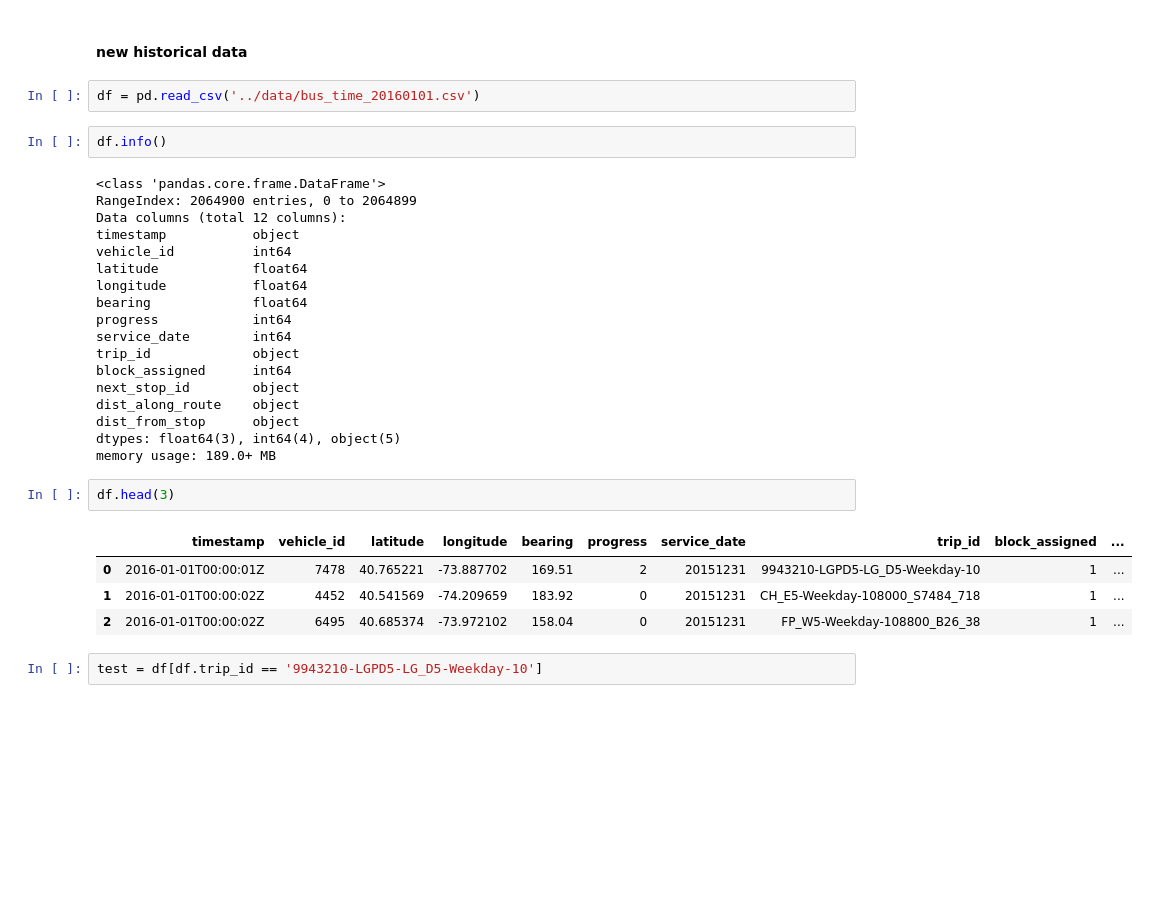
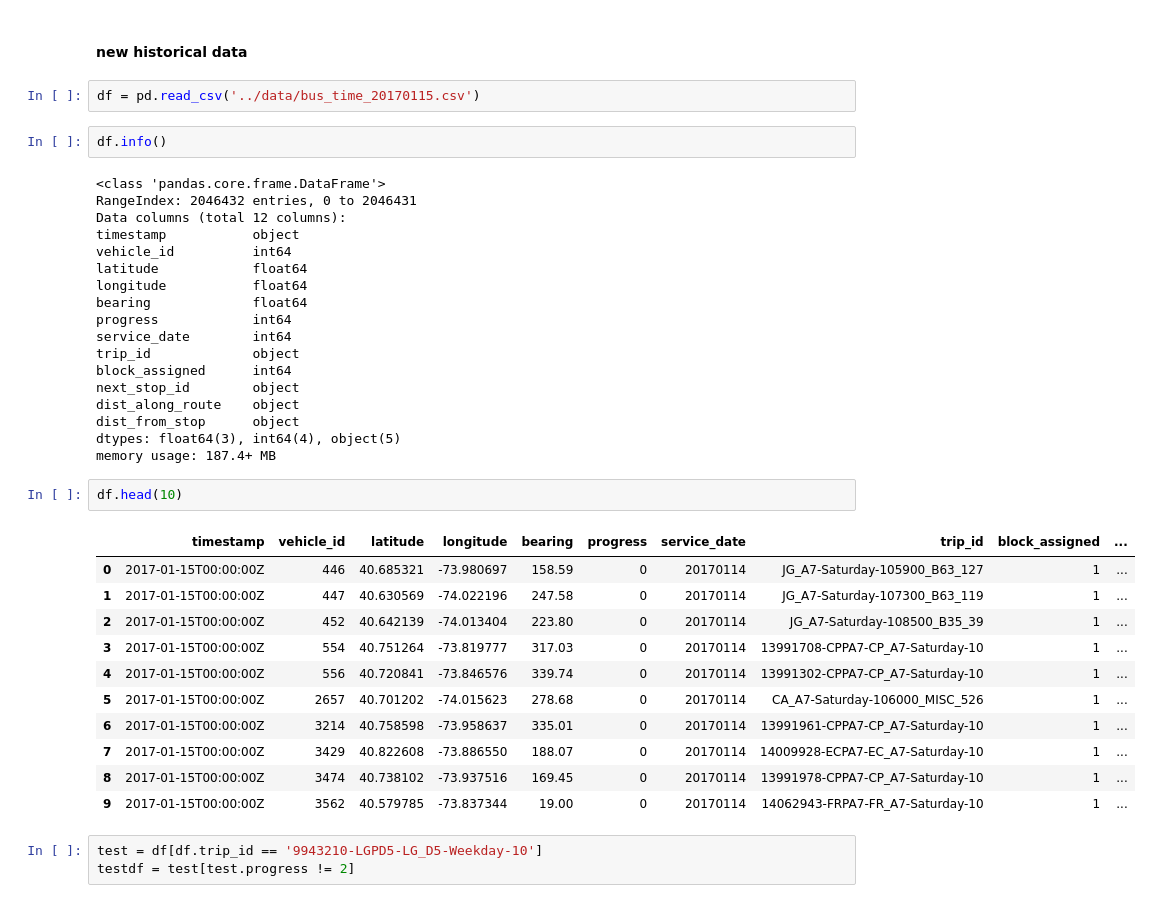
Before and after one commit to JoshuaW1990/bus_arrival_prediction, a Jupyter notebook: code/project_data_prep.ipynb, the cells around one changed output. Saved outputs shown, nothing was run; the diff lists cells and outputs as text; blank space fills up the shorter version.

Commit message:
start to analyze the data

```diff
--- a/code/project_data_prep.ipynb
+++ b/code/project_data_prep.ipynb
@@ -101,12 +101,12 @@ The address of the data source:
 # %% [markdown]
 #### new historical data
 # %%
-df = pd.read_csv('../data/bus_time_20160101.csv')
+df = pd.read_csv('../data/bus_time_20170115.csv')
 # %%
 df.info()
 # %% [output]
 <class 'pandas.core.frame.DataFrame'>
-RangeIndex: 2064900 entries, 0 to 2064899
+RangeIndex: 2046432 entries, 0 to 2046431
 Data columns (total 12 columns):
 timestamp           object
 vehicle_id          int64
@@ -121,13 +121,21 @@ next_stop_id        object
 dist_along_route    object
 dist_from_stop      object
 dtypes: float64(3), int64(4), object(5)
-memory usage: 189.0+ MB
+memory usage: 187.4+ MB
 # %%
-df.head(3)
+df.head(10)
 # %% [output]
 |  | timestamp | vehicle_id | latitude | longitude | bearing | progress | service_date | trip_id | block_assigned | ... |
-| 0 | 2016-01-01T00:00:01Z | 7478 | 40.765221 | -73.887702 | 169.51 | 2 | 20151231 | 9943210-LGPD5-LG_D5-Weekday-10 | 1 | ... |
-| 1 | 2016-01-01T00:00:02Z | 4452 | 40.541569 | -74.209659 | 183.92 | 0 | 20151231 | CH_E5-Weekday-108000_S7484_718 | 1 | ... |
-| 2 | 2016-01-01T00:00:02Z | 6495 | 40.685374 | -73.972102 | 158.04 | 0 | 20151231 | FP_W5-Weekday-108800_B26_38 | 1 | ... |
+| 0 | 2017-01-15T00:00:00Z | 446 | 40.685321 | -73.980697 | 158.59 | 0 | 20170114 | JG_A7-Saturday-105900_B63_127 | 1 | ... |
+| 1 | 2017-01-15T00:00:00Z | 447 | 40.630569 | -74.022196 | 247.58 | 0 | 20170114 | JG_A7-Saturday-107300_B63_119 | 1 | ... |
+| 2 | 2017-01-15T00:00:00Z | 452 | 40.642139 | -74.013404 | 223.80 | 0 | 20170114 | JG_A7-Saturday-108500_B35_39 | 1 | ... |
+| 3 | 2017-01-15T00:00:00Z | 554 | 40.751264 | -73.819777 | 317.03 | 0 | 20170114 | 13991708-CPPA7-CP_A7-Saturday-10 | 1 | ... |
+| 4 | 2017-01-15T00:00:00Z | 556 | 40.720841 | -73.846576 | 339.74 | 0 | 20170114 | 13991302-CPPA7-CP_A7-Saturday-10 | 1 | ... |
+| 5 | 2017-01-15T00:00:00Z | 2657 | 40.701202 | -74.015623 | 278.68 | 0 | 20170114 | CA_A7-Saturday-106000_MISC_526 | 1 | ... |
+| 6 | 2017-01-15T00:00:00Z | 3214 | 40.758598 | -73.958637 | 335.01 | 0 | 20170114 | 13991961-CPPA7-CP_A7-Saturday-10 | 1 | ... |
+| 7 | 2017-01-15T00:00:00Z | 3429 | 40.822608 | -73.886550 | 188.07 | 0 | 20170114 | 14009928-ECPA7-EC_A7-Saturday-10 | 1 | ... |
+| 8 | 2017-01-15T00:00:00Z | 3474 | 40.738102 | -73.937516 | 169.45 | 0 | 20170114 | 13991978-CPPA7-CP_A7-Saturday-10 | 1 | ... |
+| 9 | 2017-01-15T00:00:00Z | 3562 | 40.579785 | -73.837344 | 19.00 | 0 | 20170114 | 14062943-FRPA7-FR_A7-Saturday-10 | 1 | ... |
 # %%
 test = df[df.trip_id == '9943210-LGPD5-LG_D5-Weekday-10']
+testdf = test[test.progress != 2]
```
Also changed, not shown: parts of 16 cells of this notebook, 3 other files.
